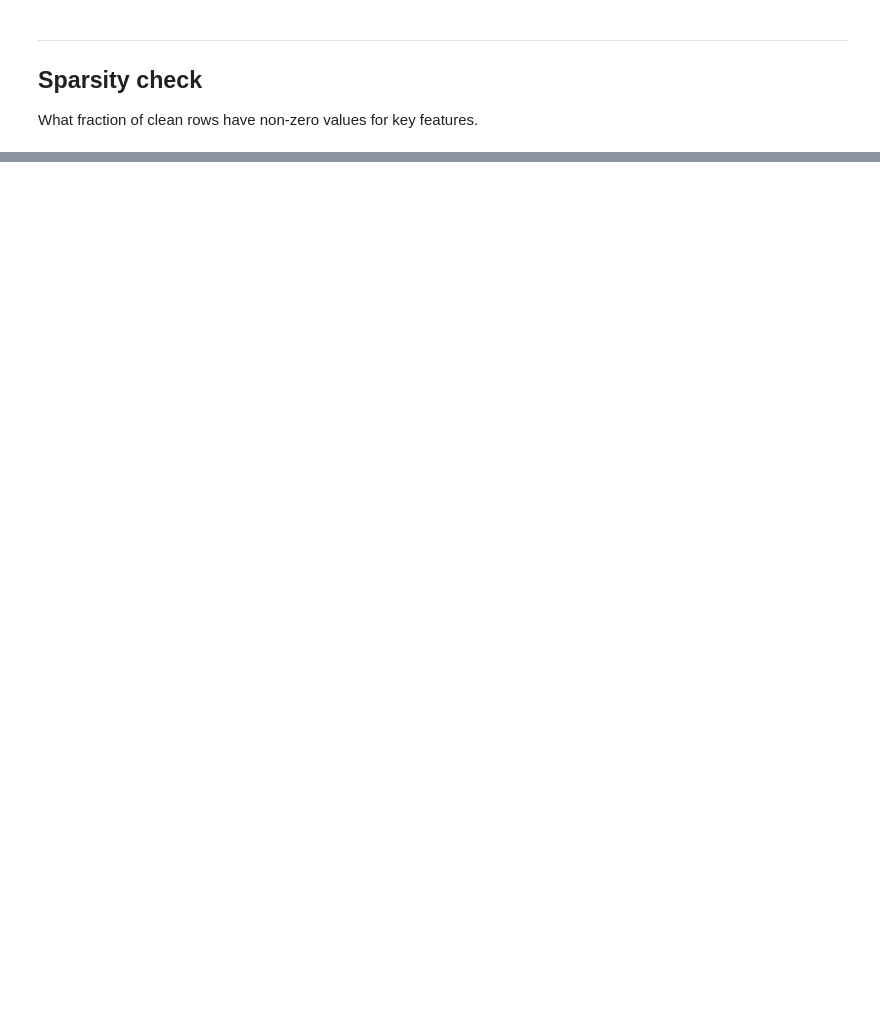
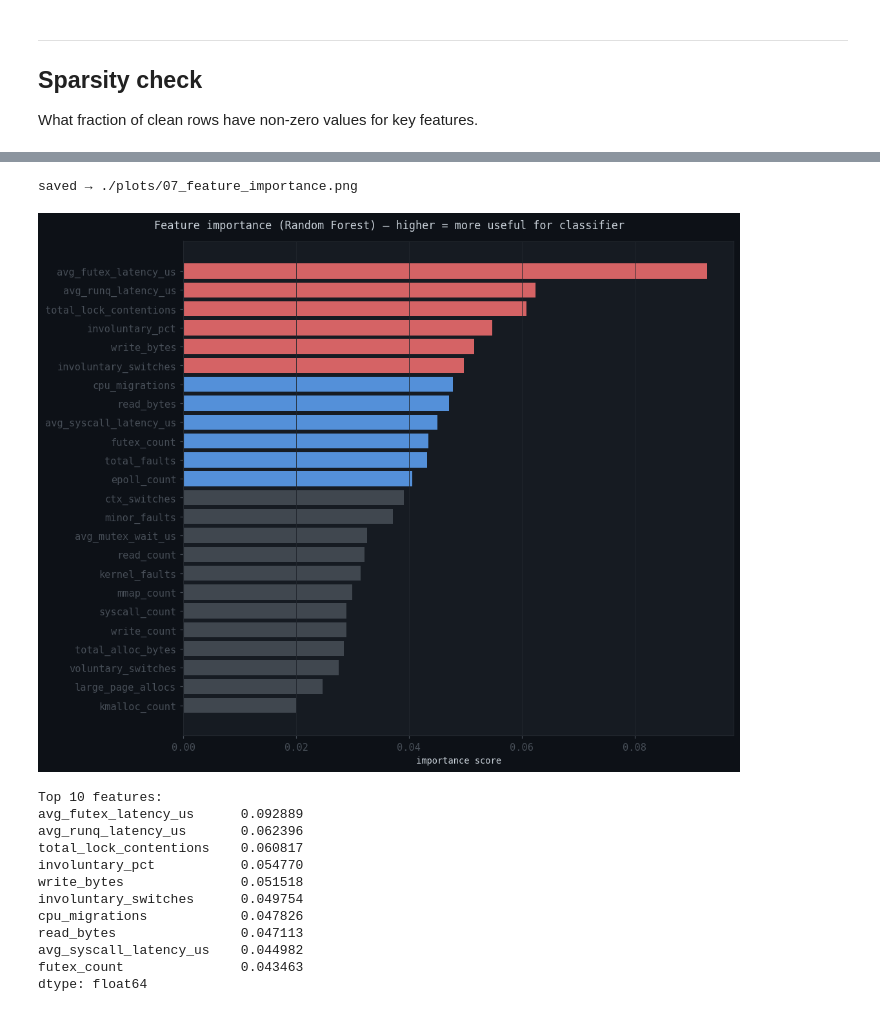
Before and after one commit to asad-Md/PerformanceBottleneckDiagnosis, a Jupyter notebook: src/perf_analysis.ipynb, the cells around one changed output, grey strips where cells are left out. Cells and saved outputs as stored; diff of their text form; code cells hidden in the pictures; blank space fills up the shorter version.

```diff
--- a/src/perf_analysis.ipynb
+++ b/src/perf_analysis.ipynb
@@ -554,0 +655,59 @@ normal_idle      411
+# %%
+# ── Cell: Feature importance preview using Random Forest ─────────────────────
+from sklearn.ensemble import RandomForestClassifier
+from sklearn.preprocessing import LabelEncoder
+import pandas as pd
+
+feature_cols = [
+    'ctx_switches', 'involuntary_switches', 'voluntary_switches',
+    'involuntary_pct', 'avg_runq_latency_us', 'cpu_migrations',
+    'minor_faults', 'kernel_faults', 'kmalloc_count',
+    'total_alloc_bytes', 'large_page_allocs',
+    'syscall_count', 'avg_syscall_latency_us',
+    'read_count', 'write_count', 'read_bytes', 'write_bytes',
+    'mmap_count', 'futex_count', 'avg_futex_latency_us',
+    'epoll_count', 'total_lock_contentions', 'avg_mutex_wait_us',
+    'total_faults',
+]
+feature_cols = [c for c in feature_cols if c in df_clean.columns]
+
+X = df_session[feature_cols].fillna(0)
+y = df_session['label']
+
+le = LabelEncoder()
+y_enc = le.fit_transform(y)
+
+rf = RandomForestClassifier(n_estimators=100, random_state=42, n_jobs=-1)
+rf.fit(X, y_enc)
+
+importances = pd.Series(rf.feature_importances_, index=feature_cols)
+importances = importances.sort_values(ascending=True)
+
+fig, ax = plt.subplots(figsize=(10, 8))
+fig.suptitle('Feature importance (Random Forest) — higher = more useful for classifier', fontsize=11)
+colors = ['#f87171' if v > importances.quantile(0.75) else '#60a5fa'
+          if v > importances.quantile(0.5) else MUTED for v in importances]
+ax.barh(importances.index, importances.values, color=colors, alpha=0.85)
+ax.set_xlabel('importance score')
+ax.grid(True, axis='x')
+plt.tight_layout()
+savefig(fig, '07_feature_importance.png')
+plt.show()
+
+print('\nTop 10 features:')
+print(importances.sort_values(ascending=False).head(10))
+# %% [output]
+saved → ./plots/07_feature_importance.png
+[figure, added]
+Top 10 features:
+avg_futex_latency_us      0.092889
+avg_runq_latency_us       0.062396
+total_lock_contentions    0.060817
+involuntary_pct           0.054770
+write_bytes               0.051518
+involuntary_switches      0.049754
+cpu_migrations            0.047826
+read_bytes                0.047113
+avg_syscall_latency_us    0.044982
+futex_count               0.043463
+dtype: float64
```
Also changed, not shown: parts of 15 cells of this notebook, 27 other files.
